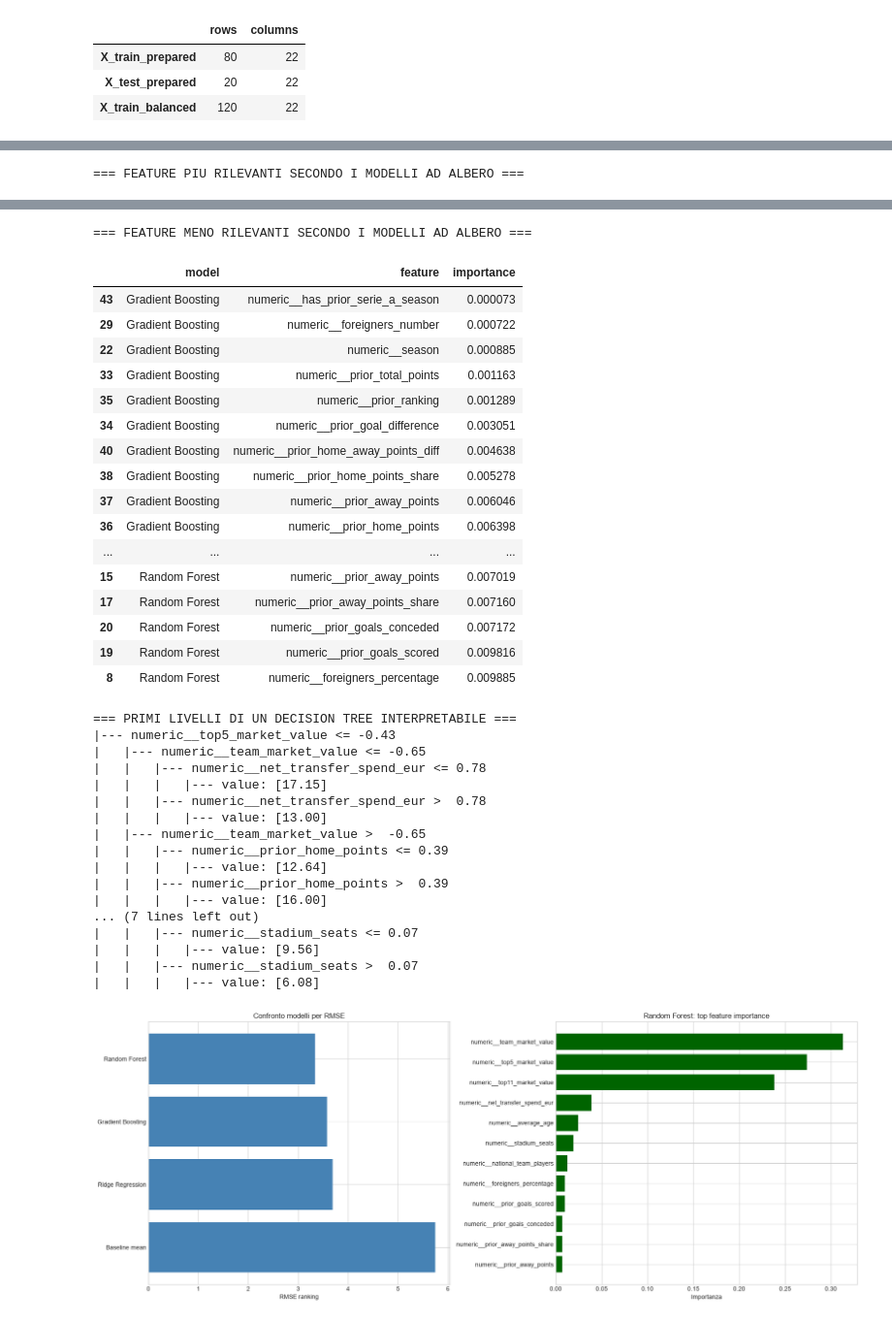
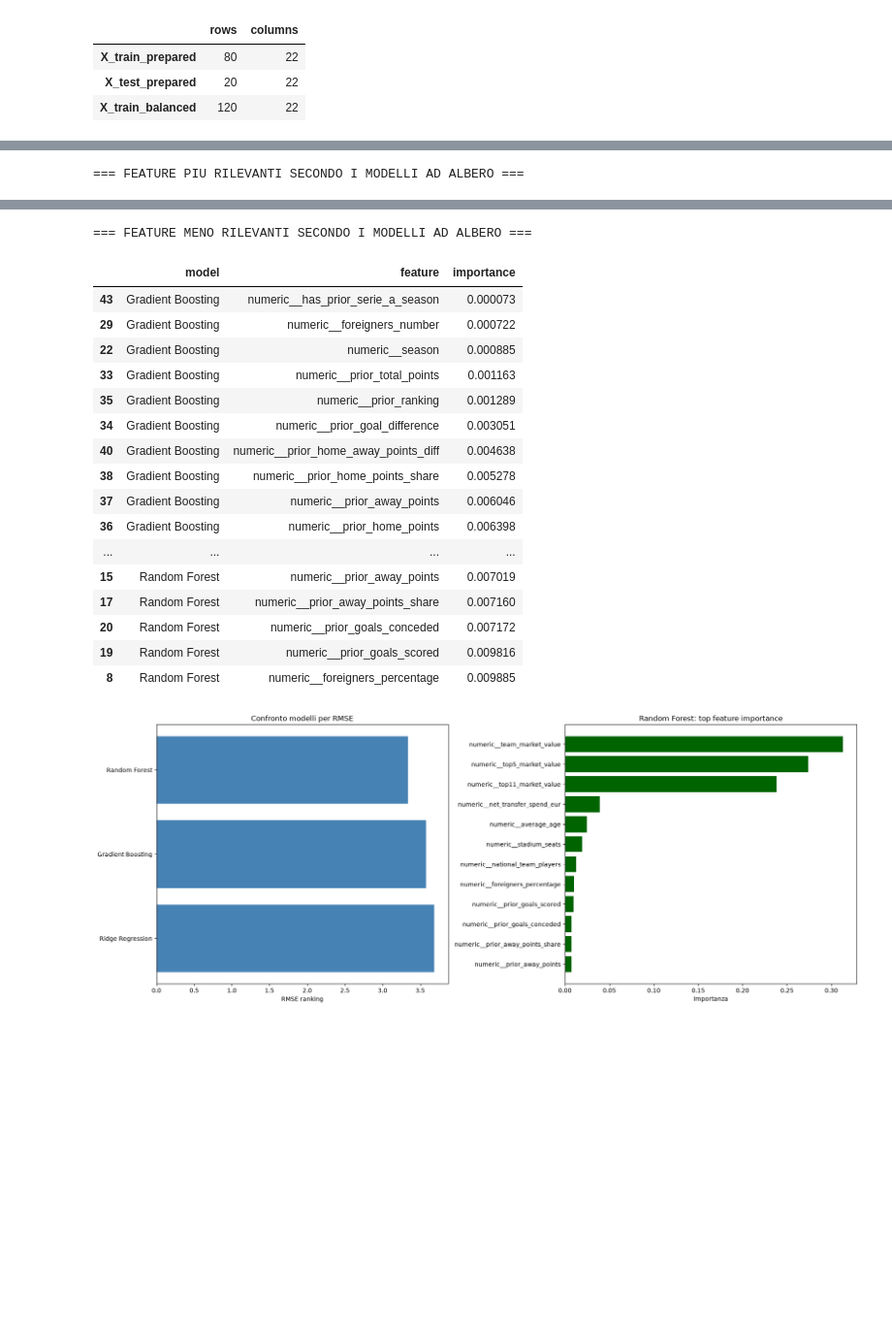
Before and after one commit to burraco04/serieA-Prediction-Model, a Jupyter notebook: notebook.ipynb, the cells around one changed output, grey strips where cells are left out. Shown at 97% size. Drawn from its saved outputs; the diff is of its cells as text; code cells hidden in the pictures; blank space fills up the shorter version.

```diff
--- a/notebook.ipynb
+++ b/notebook.ipynb
@@ -1220,12 +1220,9 @@ Le performance vengono confrontate tramite MSE, RMSE, MAE, errore relativo medio
 # %%
-from sklearn.dummy import DummyRegressor
 from sklearn.ensemble import GradientBoostingRegressor, RandomForestRegressor
 from sklearn.linear_model import RidgeCV
 from sklearn.metrics import mean_absolute_error, mean_squared_error, r2_score
-from sklearn.tree import DecisionTreeRegressor, export_text
 
 models = {
-    'Baseline mean': DummyRegressor(strategy='mean'),
     'Ridge Regression': RidgeCV(alphas=[0.1, 1.0, 10.0, 100.0]),
     'Random Forest': RandomForestRegressor(
         n_estimators=300,
@@ -1301,11 +1298,6 @@ display(tree_feature_importances.groupby('model').head(15))
 print('=== FEATURE MENO RILEVANTI SECONDO I MODELLI AD ALBERO ===')
 display(tree_feature_importances.groupby('model').tail(15).sort_values(['model', 'importance']))
 
-interpretable_tree = DecisionTreeRegressor(max_depth=3, min_samples_leaf=3, random_state=42)
-interpretable_tree.fit(X_train_prepared, y_train)
-print('=== PRIMI LIVELLI DI UN DECISION TREE INTERPRETABILE ===')
-print(export_text(interpretable_tree, feature_names=list(prepared_feature_names), max_depth=3))
-
 fig, axes = plt.subplots(1, 2, figsize=(18, 7))
 
 best_model_name = model_performance.iloc[0]['model']
@@ -1388,48 +1379,31 @@ plt.show()
 | 32 | Gradient Boosting | numeric__stadium_seats | 0.021797 |
 | 41 | Gradient Boosting | numeric__prior_goals_scored | 0.018284 |
 | 42 | Gradient Boosting | numeric__prior_goals_conceded | 0.015768 |
 | 31 | Gradient Boosting | numeric__national_team_players | 0.013935 |
 | 28 | Gradient Boosting | numeric__average_age | 0.009667 |
 | 27 | Gradient Boosting | numeric__squad_size | 0.007809 |
 | ... | ... | ... | ... |
 | 17 | Random Forest | numeric__prior_away_points_share | 0.007160 |
 | 15 | Random Forest | numeric__prior_away_points | 0.007019 |
 | 0 | Random Forest | numeric__season | 0.005115 |
 | 16 | Random Forest | numeric__prior_home_points_share | 0.005068 |
 | 5 | Random Forest | numeric__squad_size | 0.004745 |
 === FEATURE MENO RILEVANTI SECONDO I MODELLI AD ALBERO ===
 |  | model | feature | importance |
 | 43 | Gradient Boosting | numeric__has_prior_serie_a_season | 0.000073 |
 | 29 | Gradient Boosting | numeric__foreigners_number | 0.000722 |
 | 22 | Gradient Boosting | numeric__season | 0.000885 |
 | 33 | Gradient Boosting | numeric__prior_total_points | 0.001163 |
 | 35 | Gradient Boosting | numeric__prior_ranking | 0.001289 |
 | 34 | Gradient Boosting | numeric__prior_goal_difference | 0.003051 |
 | 40 | Gradient Boosting | numeric__prior_home_away_points_diff | 0.004638 |
 | 38 | Gradient Boosting | numeric__prior_home_points_share | 0.005278 |
 | 37 | Gradient Boosting | numeric__prior_away_points | 0.006046 |
 | 36 | Gradient Boosting | numeric__prior_home_points | 0.006398 |
 | ... | ... | ... | ... |
 | 15 | Random Forest | numeric__prior_away_points | 0.007019 |
 | 17 | Random Forest | numeric__prior_away_points_share | 0.007160 |
 | 20 | Random Forest | numeric__prior_goals_conceded | 0.007172 |
 | 19 | Random Forest | numeric__prior_goals_scored | 0.009816 |
 | 8 | Random Forest | numeric__foreigners_percentage | 0.009885 |
-=== PRIMI LIVELLI DI UN DECISION TREE INTERPRETABILE ===
-|--- numeric__top5_market_value <= -0.43
-|   |--- numeric__team_market_value <= -0.65
-|   |   |--- numeric__net_transfer_spend_eur <= 0.78
-|   |   |   |--- value: [17.15]
-|   |   |--- numeric__net_transfer_spend_eur >  0.78
-|   |   |   |--- value: [13.00]
-|   |--- numeric__team_market_value >  -0.65
-|   |   |--- numeric__prior_home_points <= 0.39
-|   |   |   |--- value: [12.64]
-|   |   |--- numeric__prior_home_points >  0.39
-|   |   |   |--- value: [16.00]
-... (7 lines left out)
-|   |   |--- numeric__stadium_seats <= 0.07
-|   |   |   |--- value: [9.56]
-|   |   |--- numeric__stadium_seats >  0.07
-|   |   |   |--- value: [6.08]
-[figure, old version]
+[figure, new version]
```
Also changed, not shown: parts of 7 cells of this notebook.
